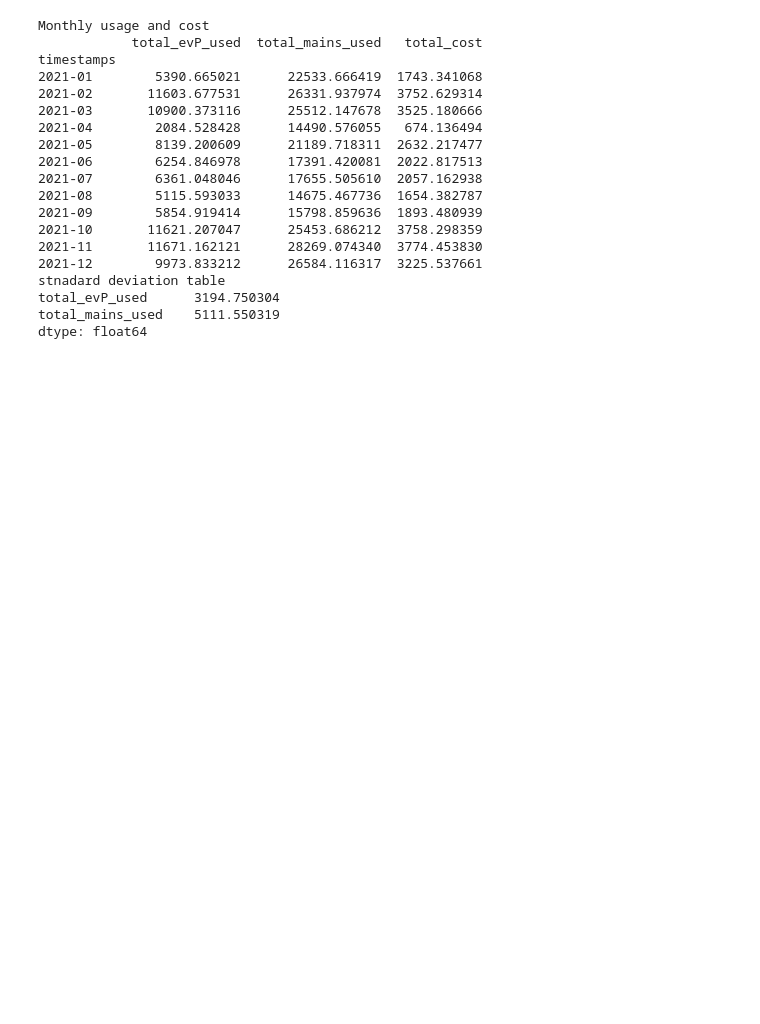
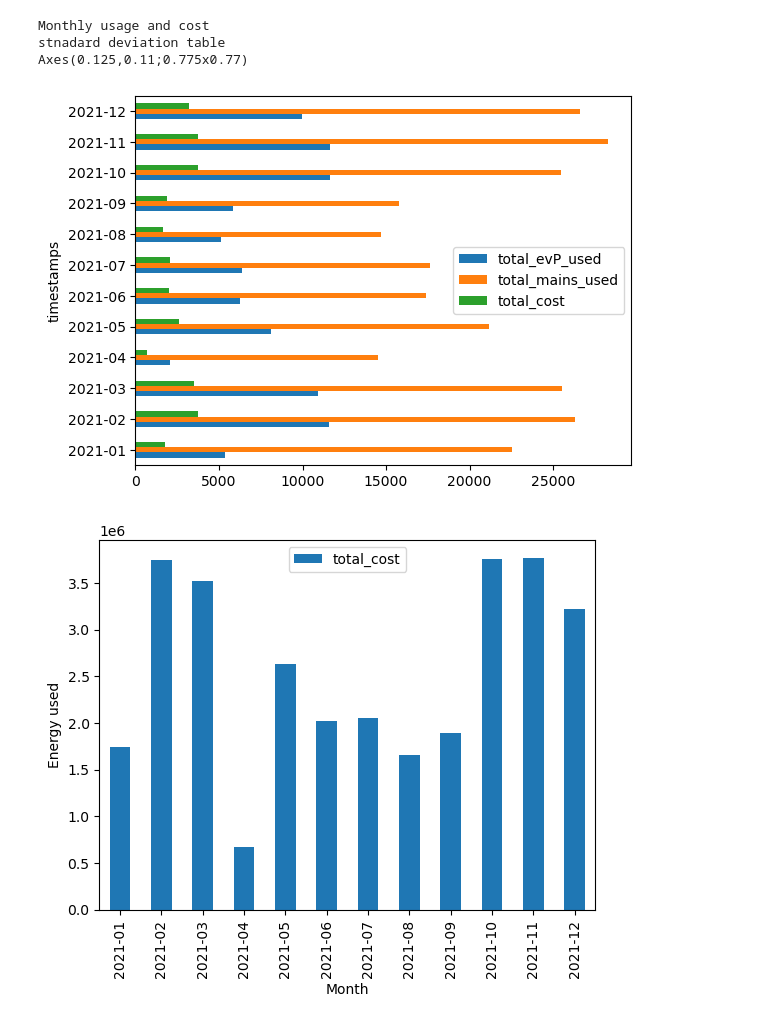
Before and after one commit to Benhyslop0/ee106-project, a Jupyter notebook: project work.ipynb, the cells around one changed output. Saved outputs shown, nothing was run; the diff lists cells and outputs as text; code cells hidden in the pictures; blank space fills up the shorter version.

Commit message:
displaying data now

```diff
--- a/project work.ipynb
+++ b/project work.ipynb
@@ -1,6 +1,6 @@
 # %%
 # new line
-
+import plotly.express as px
 import pandas as pd
 import csv
 import matplotlib.pyplot as plt
@@ -69,9 +69,9 @@ x = t.groupby(pd.PeriodIndex(t.index, freq = 'M'))[['total_evP_used','total_main
 d = overall_use.groupby(pd.PeriodIndex(overall_use['timestamps'], freq = 'M'))[['total_evP_used','total_mains_used']].sum()
 
 print('Monthly usage and cost')
-print(x)
+#print(x)
 print('stnadard deviation table')
-print(d.std()/1000)
+#print(d.std()/1000)
 #printing data frame out
 
 sd_h = hours.std()
@@ -80,7 +80,33 @@ sd_d = days.std()
 
 sd_m = months.std()
 
-#b = monthly_usage.groupby(pd.PeriodIndex(monthly_usage['timestamps'],freq = 'y'))['total_evP_used'].sum()
+print(x.plot(kind = 'barh'))
+#table 1
+t.groupby(pd.PeriodIndex(t.index, freq = 'M'))[['total_cost']].sum().plot(kind='bar')
+plt.legend()
+plt.ylabel('Energy used')
+plt.xlabel('Month')
+# plot the second DataFrame as a stacked bar chart table 2
+overall_use.groupby(pd.PeriodIndex(overall_use['timestamps'], freq = 'M'))[['total_evP_used']].sum().plot(kind='barh')
+
+# get the data from the first DataFrame
+#x = t.groupby(pd.PeriodIndex(t.index, freq = 'M')).sum()/1000
+#labels = x.index.strftime('%Y-%m')
+#total_evP_used = x['total_evP_used']
+
+total_cost = x['total_cost']
+
+# create a grouped bar chart
+width = 0.25 # the width of the bars
+#plt.bar(labels, total_evP_used, width, label='total_evP_used')
+#plt.bar(labels, total_mains_used, width, label='total_mains_used', bottom=total_evP_used)
+#plt.bar(labels, total_cost, width, label='total_cost', bottom=total_evP_used+total_mains_used)
+plt.legend()
+plt.xlabel('Energy used')
+plt.ylabel('Month')
+plt.show()
+
+#odIndex(monthly_usage['timestamps'],freq = 'y'))['total_evP_used'].sum()
 
 # r = r.set_index(pd.to_datetime(r['boom'])).to_period('M')
 # df = pd.concat([monthly_usage, r], ignore_index=True)
@@ -94,47 +120,33 @@ sd_m = months.std()
 #b = t.groupby(pd.PeriodIndex(freq='M'))['f'].sum()
 #table = monthly_usage.assign(total_spent = monthly_usage['total_evP_used'])
 # print(df)
 
 
 
 #print(overall_use)
 #val = research_collect.loc[research_collect.wd==1, 'timestamps'].values[0]
 #df.groupby(pd.PeriodIndex(df['Date'], freq="M"))['Value'].mean()
 #Time_collect = research_collect.loc[3,:].values[0]
 
 #overall_use['timestamps'] = pd.to_datetime(research_collect['timestamps'])
 #print(overall_use["total_mains_used"])
 
 #result=0
 #for i in range(len(research_collect["timestamps"])):
 
 
 #sum=research_collect["evP1"].min() + research_collect["evP1"].max()
 
 above_35 = research_collect[research_collect["evP1"] > 0]
 #df1=research_collect[evP1:evP2]
 #print(df1)
 #print(above_35)
 #print(sum)
 #research_collect.head()
 #df1.head(400000000)
 # %% [output]
 Monthly usage and cost
-            total_evP_used  total_mains_used   total_cost
-timestamps
-2021-01        5390.665021      22533.666419  1743.341068
-2021-02       11603.677531      26331.937974  3752.629314
-2021-03       10900.373116      25512.147678  3525.180666
-2021-04        2084.528428      14490.576055   674.136494
-2021-05        8139.200609      21189.718311  2632.217477
-2021-06        6254.846978      17391.420081  2022.817513
-2021-07        6361.048046      17655.505610  2057.162938
-2021-08        5115.593033      14675.467736  1654.382787
-2021-09        5854.919414      15798.859636  1893.480939
-2021-10       11621.207047      25453.686212  3758.298359
-2021-11       11671.162121      28269.074340  3774.453830
-2021-12        9973.833212      26584.116317  3225.537661
 stnadard deviation table
-total_evP_used      3194.750304
-total_mains_used    5111.550319
-dtype: float64
+Axes(0.125,0.11;0.775x0.77)
+[figure, added]
+[figure, added]
```
Also changed, not shown: parts of 2 cells of this notebook.
